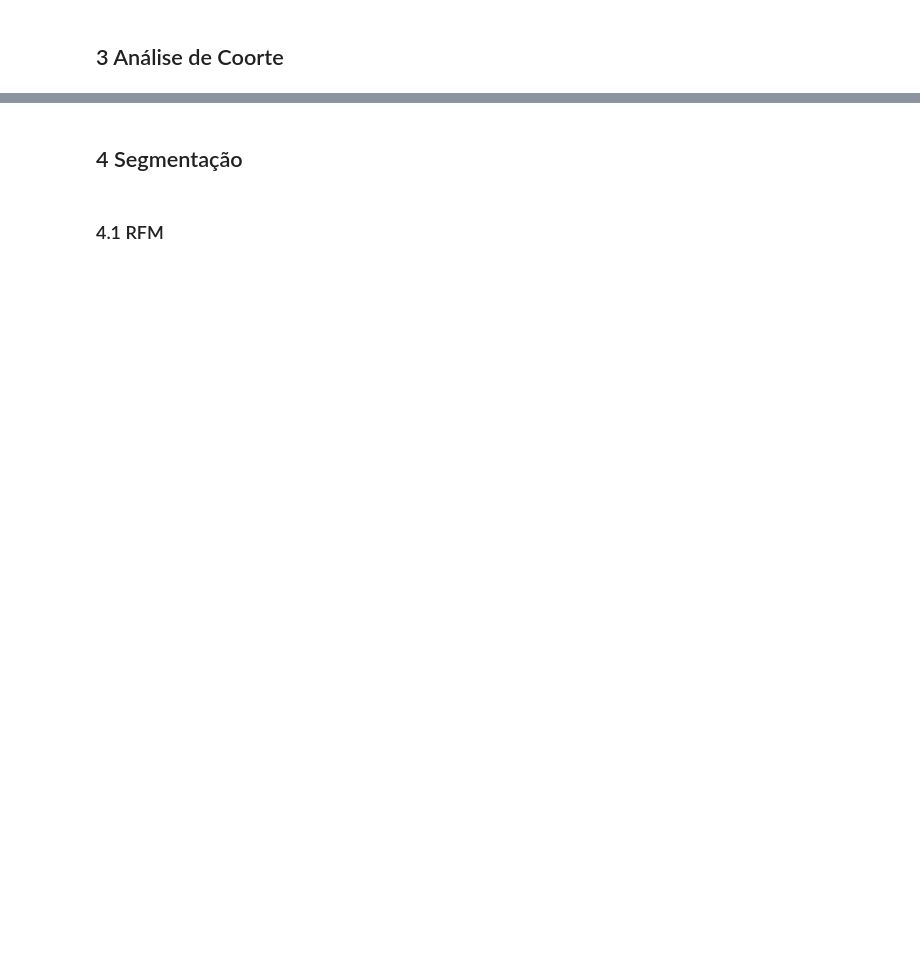
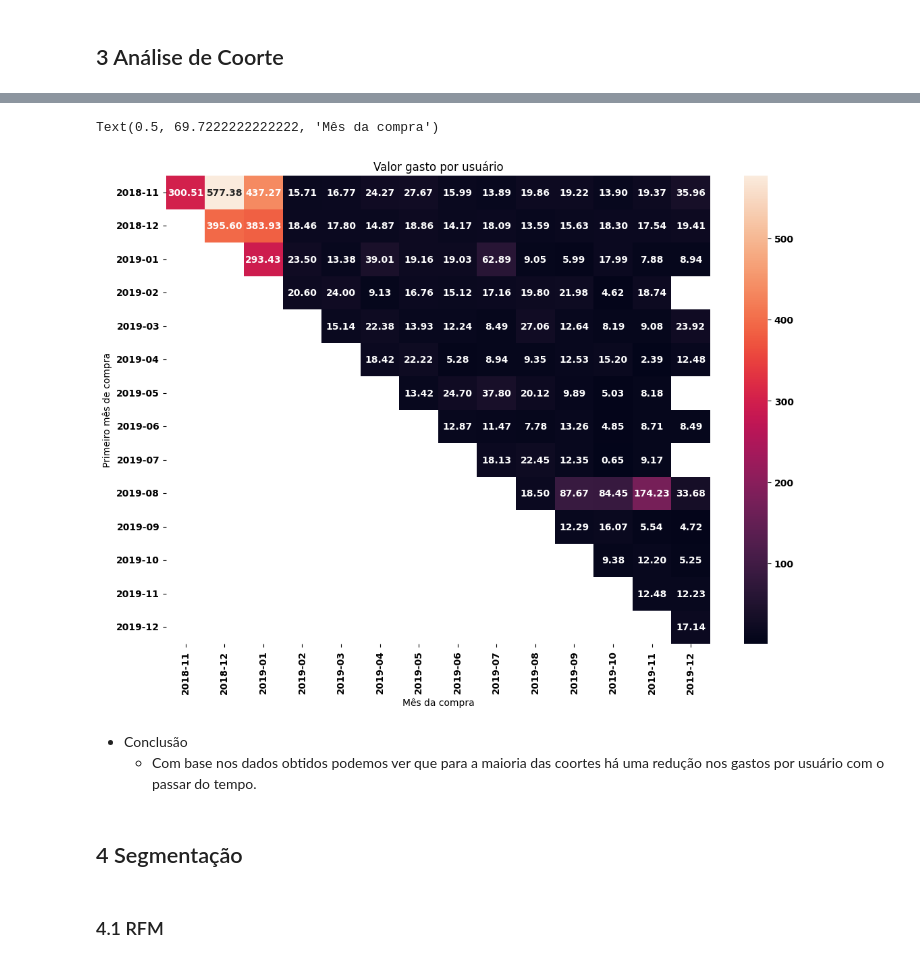
Before and after one commit to renanpan/Segmentando_clientes, a Jupyter notebook: projeto_sprint_13.ipynb, the cells around one changed output, grey strips where cells are left out. Cells and saved outputs as stored; diff of their text form; code cells hidden in the pictures; blank space fills up the shorter version.

Commit message:
Finalizado coorte gasto

```diff
--- a/projeto_sprint_13.ipynb
+++ b/projeto_sprint_13.ipynb
@@ -893,0 +787,15 @@ sns.heatmap(revenue_per_user_pivot,
+# %%
+coorte_data['order_month'] = pd.to_datetime(coorte_data['invoice_date'], format='%Y-%m-%d').dt.to_period('M')
+# %%
+orders_grouped_by_cohorts = coorte_data.groupby(['first_order_month', 'order_month']).agg({'total_spent': 'sum', 'customer_id': 'nunique'})
+# %%
+orders_grouped_by_cohorts['revenue_per_user'] = (orders_grouped_by_cohorts['total_spent']/ orders_grouped_by_cohorts['customer_id'])
+# %%
+value_spent = orders_grouped_by_cohorts.pivot_table(
+    index='first_order_month',
+    columns='order_month',
+    values='revenue_per_user',
+    aggfunc='mean',
+)
+
+print(value_spent)
@@ -894,3 +820,20 @@ sns.heatmap(revenue_per_user_pivot,
+# %%
+# Plotando um mapa de calor
+
+plt.figure(figsize=(13,9))
+plt.title('Valor gasto por usuário')
+sns.heatmap(value_spent,
+            annot=True,
+            fmt='.2f',
+            linecolor='black',)
+plt.ylabel("Primeiro mês de compra")
+plt.xlabel("Mês da compra")
+# %% [output]
+Text(0.5, 69.7222222222222, 'Mês da compra')
+[figure, added]
+# %% [markdown]
+- Conclusão
+    - Com base nos dados obtidos podemos ver que para a maioria das coortes há uma redução nos gastos por usuário com o passar do tempo.
 # %% [markdown]
 ## 4 Segmentação
 # %% [markdown]
```
Also changed, not shown: parts of 60 cells of this notebook, 1 other file.
